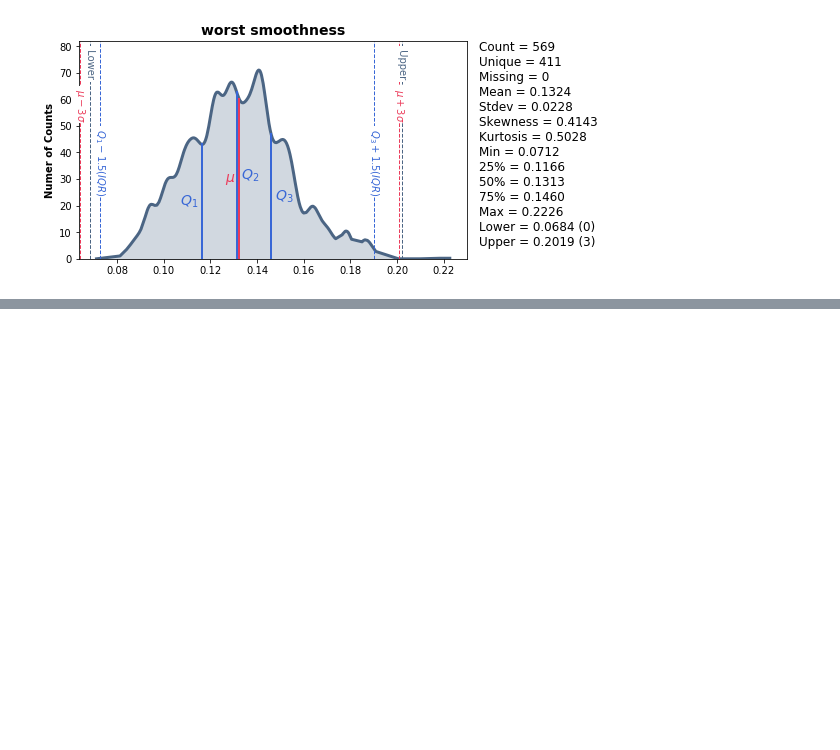
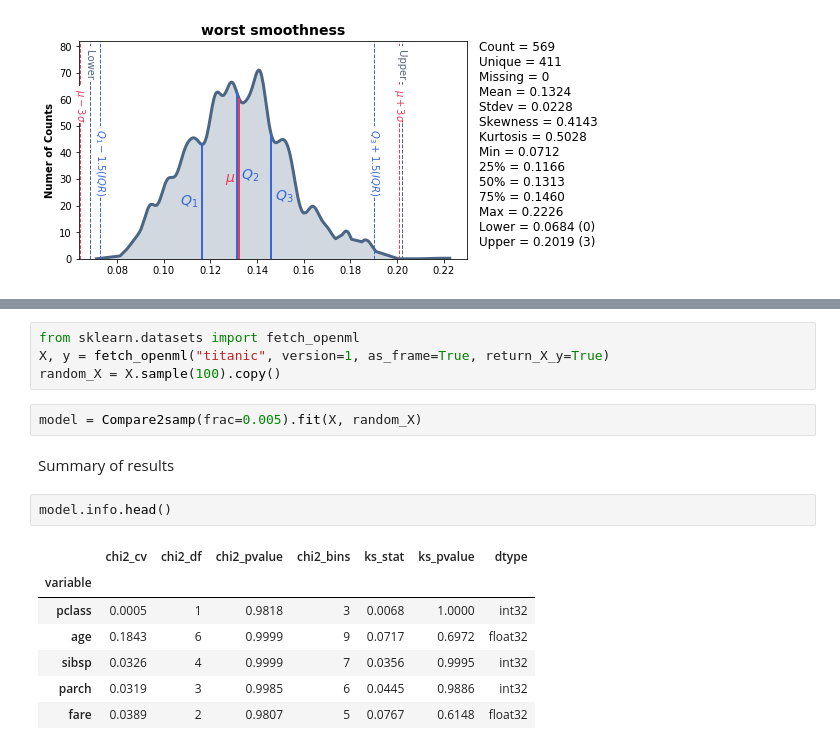
Before and after one commit to Nak007/univariate, a Jupyter notebook: Univariate_colab.ipynb, the cells around one changed output, grey strips where cells are left out. Saved outputs shown, nothing was run; the diff lists cells and outputs as text; blank space fills up the shorter version.

```diff
--- a/Univariate_colab.ipynb
+++ b/Univariate_colab.ipynb
@@ -240,0 +249,18 @@ plt.tight_layout(); plt.show()
+# %%
+from sklearn.datasets import fetch_openml
+X, y = fetch_openml("titanic", version=1, as_frame=True, return_X_y=True)
+random_X = X.sample(100).copy()
+# %%
+model = Compare2samp(frac=0.005).fit(X, random_X)
+# %% [markdown]
+Summary of results
+# %%
+model.info.head()
+# %% [output]
+|  | chi2_cv | chi2_df | chi2_pvalue | chi2_bins | ks_stat | ks_pvalue | dtype |
+| variable |  |  |  |  |  |  |  |
+| pclass | 0.0005 | 1 | 0.9818 | 3 | 0.0068 | 1.0000 | int32 |
+| age | 0.1843 | 6 | 0.9999 | 9 | 0.0717 | 0.6972 | float32 |
+| sibsp | 0.0326 | 4 | 0.9999 | 7 | 0.0356 | 0.9995 | int32 |
+| parch | 0.0319 | 3 | 0.9985 | 6 | 0.0445 | 0.9886 | int32 |
+| fare | 0.0389 | 2 | 0.9807 | 5 | 0.0767 | 0.6148 | float32 |
```
Also changed, not shown: parts of 4 cells of this notebook, 1 other file.
